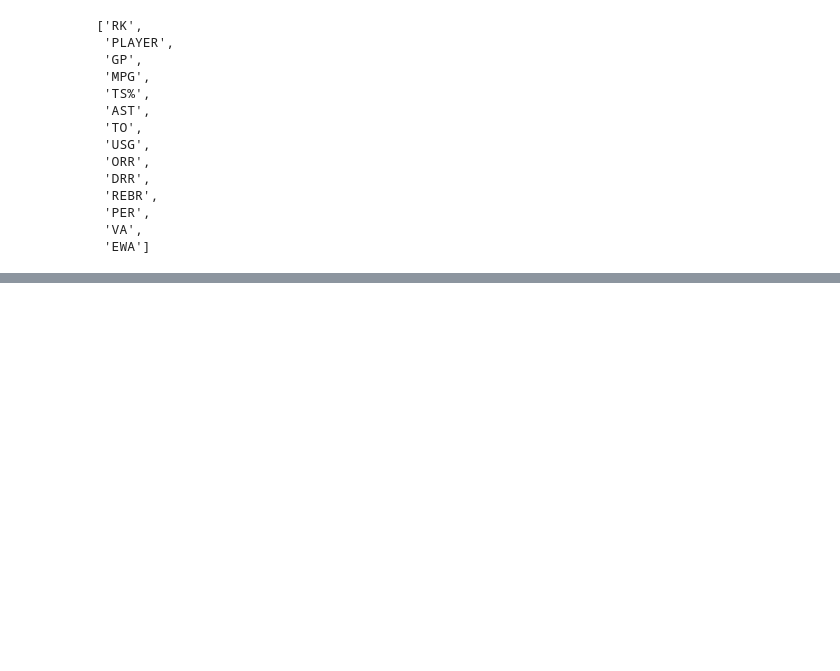
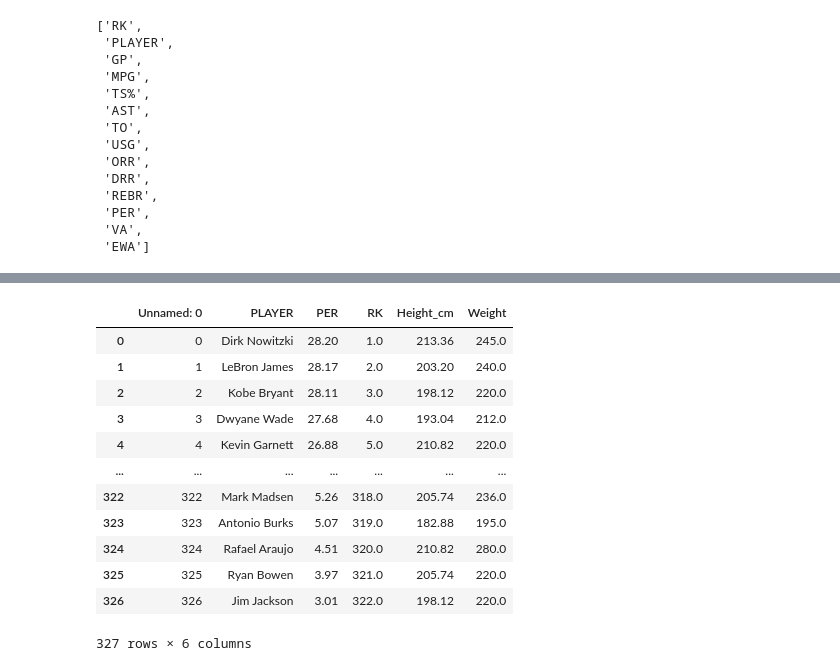
Before and after one commit to xtfocus/VSmonash, a Jupyter notebook: asm/EDA/meat/nba_PER.ipynb, the cells around one changed output, grey strips where cells are left out. Drawn from its saved outputs; the diff is of its cells as text; code cells hidden in the pictures; blank space fills up the shorter version.

```diff
--- a/asm/EDA/meat/nba_PER.ipynb
+++ b/asm/EDA/meat/nba_PER.ipynb
@@ -201,0 +262,17 @@ Name: PLAYER, Length: 354, dtype: object
+# %%
+data = pd.read_csv('short_PER_0506.csv')
+data
+# %% [output]
+|  | Unnamed: 0 | PLAYER | PER | RK | Height_cm | Weight |
+| 0 | 0 | Dirk Nowitzki | 28.20 | 1.0 | 213.36 | 245.0 |
+| 1 | 1 | LeBron James | 28.17 | 2.0 | 203.20 | 240.0 |
+| 2 | 2 | Kobe Bryant | 28.11 | 3.0 | 198.12 | 220.0 |
+| 3 | 3 | Dwyane Wade | 27.68 | 4.0 | 193.04 | 212.0 |
+| 4 | 4 | Kevin Garnett | 26.88 | 5.0 | 210.82 | 220.0 |
+| ... | ... | ... | ... | ... | ... | ... |
+| 322 | 322 | Mark Madsen | 5.26 | 318.0 | 205.74 | 236.0 |
+| 323 | 323 | Antonio Burks | 5.07 | 319.0 | 182.88 | 195.0 |
+| 324 | 324 | Rafael Araujo | 4.51 | 320.0 | 210.82 | 280.0 |
+| 325 | 325 | Ryan Bowen | 3.97 | 321.0 | 205.74 | 220.0 |
+| 326 | 326 | Jim Jackson | 3.01 | 322.0 | 198.12 | 220.0 |
+327 rows × 6 columns
```
Also changed, not shown: parts of 22 cells of this notebook, 28 other files.
